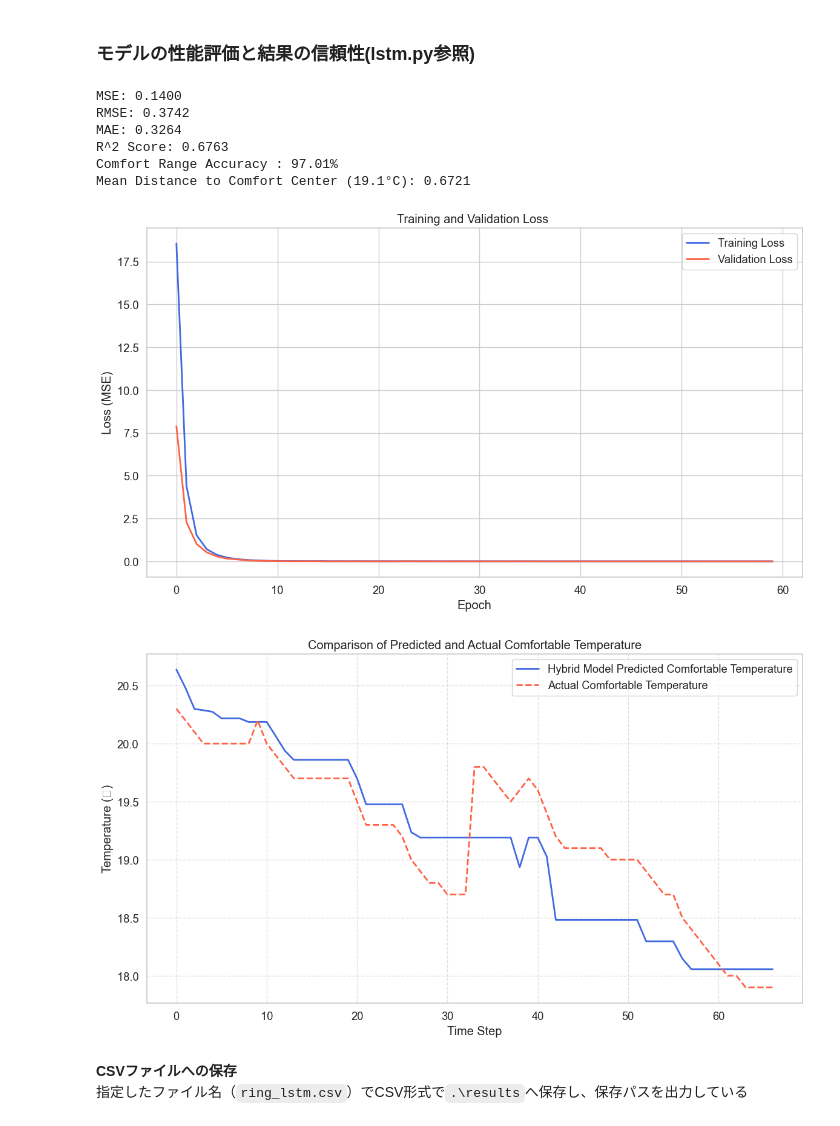
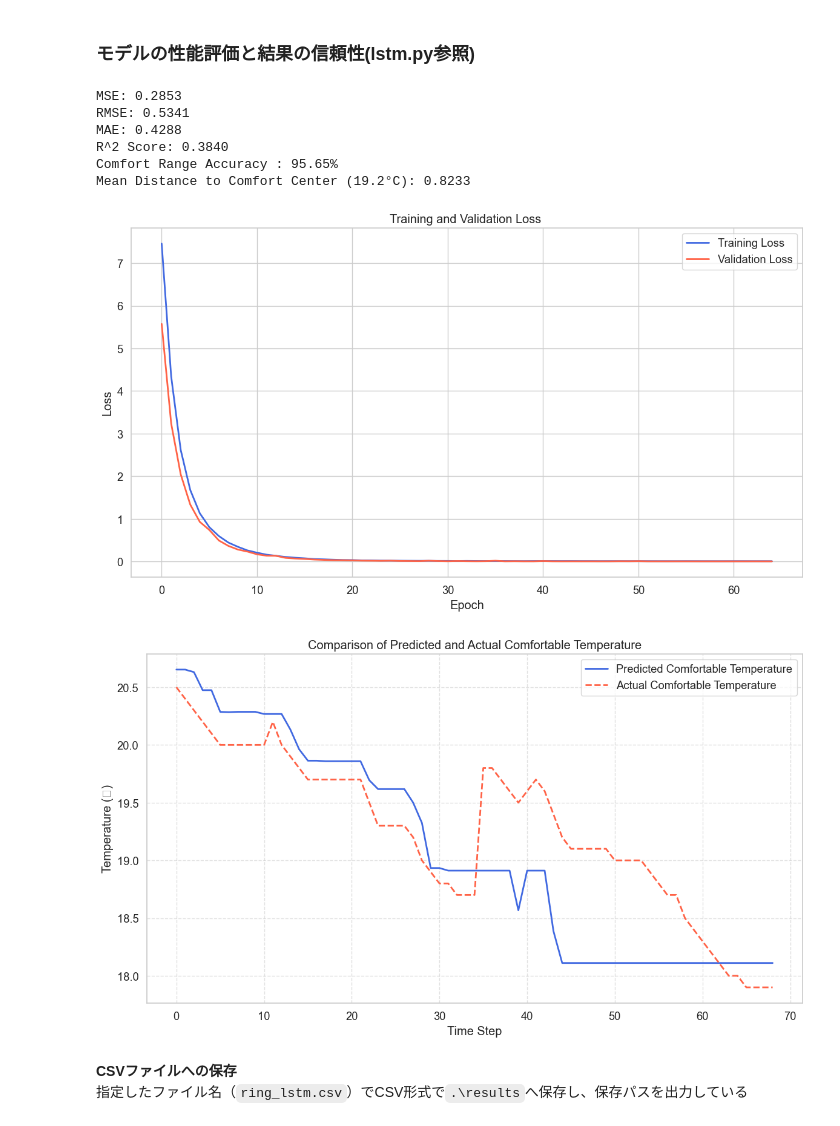
Before and after one commit to shin1300/personal-developments, a Jupyter notebook: lstm-temp-forecasting/notebook/lstm_xgb.ipynb, the cells around one changed output. Drawn from its saved outputs; the diff is of its cells as text; code cells hidden in the pictures.

```diff
--- a/lstm-temp-forecasting/notebook/lstm_xgb.ipynb
+++ b/lstm-temp-forecasting/notebook/lstm_xgb.ipynb
@@ -51,16 +51,16 @@ import numpy as np
 # %%
 # --- データ準備 ---
 df = pd.read_csv("../datasets/ias_data.csv")
-
+windows_size = 4
 # 特徴量作成（ラグ・移動統計など）
 df['体温_lag1'] = df['体温'].shift(1)
 df['室温_lag1'] = df['室温'].shift(1)
 df['delta_temp'] = df['室温'] - df['体温']
 df['delta_temp_lag1'] = df['室温_lag1'] - df['体温_lag1']
-df['体温_ma3'] = df['体温'].rolling(window=3).mean()
-df['体温_var3'] = df['体温'].rolling(window=3).var()
-df['室温_ma3'] = df['室温'].rolling(window=3).mean()
-df['室温_var3'] = df['室温'].rolling(window=3).var()
+df['体温_ma3'] = df['体温'].rolling(window=windows_size).mean()
+df['体温_var3'] = df['体温'].rolling(window=windows_size).var()
+df['室温_ma3'] = df['室温'].rolling(window=windows_size).mean()
+df['室温_var3'] = df['室温'].rolling(window=windows_size).var()
 
 df.dropna(inplace=True)
 
@@ -114,7 +114,7 @@ def create_sequences(X, y, time_steps=3):
     return X_seq, y_seq
 
 # シーケンス生成
-time_steps= 10
+time_steps= 8
 X_train_seq, y_train_seq = create_sequences(X_train_scaled, y_train_scaled, time_steps)
 X_val_seq, y_val_seq = create_sequences(X_val_scaled, y_val_scaled, time_steps)
 X_test_seq, y_test_seq = create_sequences(X_test_scaled, y_test_scaled, time_steps)
@@ -141,12 +141,12 @@ for _ in range(15):
     # --- モデル構築 ---
     input_layer = Input(shape=(X_train_seq.shape[1], X_train_seq.shape[2])) #(タイムステップ数, 特徴量数)
 
-    # 双方向LSTM（1層目）#(batch_size, timesteps, units*2)
-    out1 = Bidirectional(LSTM(units, return_sequences=True, kernel_regularizer=l2(l2_reg_strength)))(input_layer)
+    # LSTM（1層目）#(batch_size, timesteps, units)
+    out1 = LSTM(units, return_sequences=True, kernel_regularizer=l2(l2_reg_strength))(input_layer)
     input2 = LayerNormalization()(out1)
 
-    # 双方向LSTM（2層目） #
-    out2 = Bidirectional(LSTM(units // 2, return_sequences=False, kernel_regularizer=l2(l2_reg_strength)))(input2)
+    # LSTM（2層目）
+    out2 = LSTM(units // 2, return_sequences=False, kernel_regularizer=l2(l2_reg_strength))(input2)
     x = LayerNormalization()(out2)
 
     residual = x
@@ -282,43 +282,43 @@ comfort_range_max = actual_temps_inv .max()
 in_comfort_range = ((xgb_preds_inv  >= comfort_range_min) & (xgb_preds_inv  <= comfort_range_max)).mean()
 print(f"Comfort Range Accuracy : {in_comfort_range * 100:.2f}%")
 
 # 中央値との差分
 comfort_center = (comfort_range_min + comfort_range_max) / 2
 median_distance = np.mean(np.abs(xgb_preds_inv  - comfort_center))
 print(f"Mean Distance to Comfort Center ({comfort_center}°C): {median_distance:.4f}")
 sns.set(style="whitegrid", palette="muted", font_scale=1.2)
 
 # --- LSTMのトレーニングと検証損失推移 ---
 plt.figure(figsize=(12, 7))
 sns.lineplot(data=best_history.history['loss'], label='Training Loss', color='royalblue', linewidth=2)
 sns.lineplot(data=best_history.history['val_loss'], label='Validation Loss', color='tomato', linewidth=2)
 plt.title('Training and Validation Loss ')
 plt.xlabel('Epoch')
-plt.ylabel('Loss (MSE)')
+plt.ylabel('Loss')
 plt.legend()
 plt.tight_layout()
 plt.show()
 
 # --- ハイブリッドモデル予測と実測の適温推移グラフ ---
 plt.figure(figsize=(12, 7))
-sns.lineplot(x=range(len(xgb_preds_inv)), y=xgb_preds_inv, label='Hybrid Model Predicted Comfortable Temperature', color='royalblue', linewidth=2)
+sns.lineplot(x=range(len(xgb_preds_inv)), y=xgb_preds_inv, label='Predicted Comfortable Temperature', color='royalblue', linewidth=2)
 sns.lineplot(x=range(len(actual_temps_inv)), y=actual_temps_inv, label='Actual Comfortable Temperature', color='tomato', linestyle='--', linewidth=2)
 plt.title('Comparison of Predicted and Actual Comfortable Temperature')
 plt.xlabel('Time Step')
 plt.ylabel('Temperature (℃)')
 plt.legend()
 plt.grid(True, linestyle='--', alpha=0.6)
 plt.tight_layout()
 plt.show()
 # %% [output]
-MSE: 0.1400
-RMSE: 0.3742
-MAE: 0.3264
-R^2 Score: 0.6763
-Comfort Range Accuracy : 97.01%
-Mean Distance to Comfort Center (19.1°C): 0.6721
+MSE: 0.2853
+RMSE: 0.5341
+MAE: 0.4288
+R^2 Score: 0.3840
+Comfort Range Accuracy : 95.65%
+Mean Distance to Comfort Center (19.2°C): 0.8233
-[figure, old version]
+[figure, new version]
-[figure, old version]
+[figure, new version]
 # %% [markdown]
 
 **CSVファイルへの保存**
```
Also changed, not shown: parts of 3 cells of this notebook, 6 other files.
